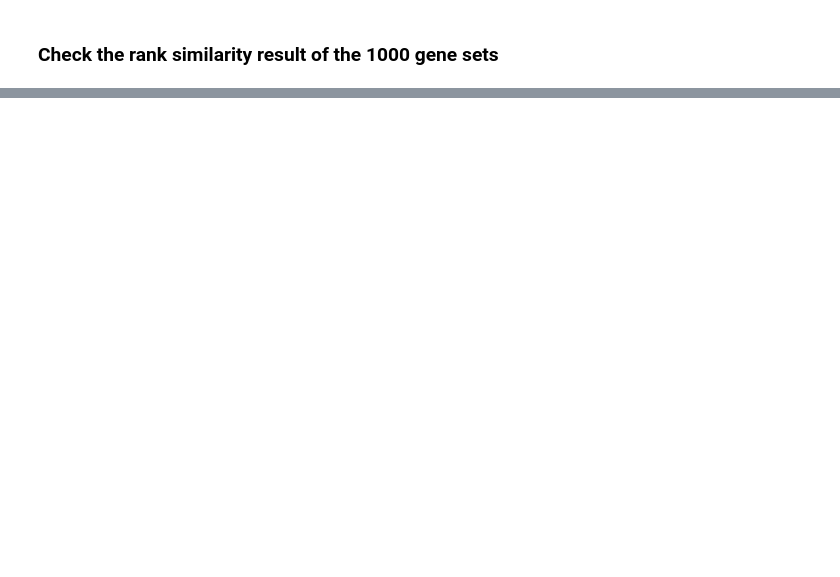
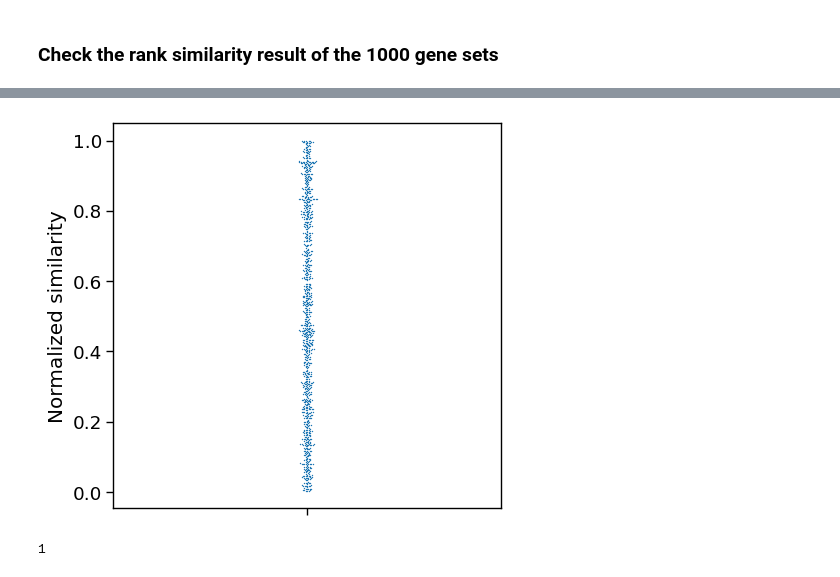
Before and after one commit to idekerlab/llm_evaluation_for_gene_set_interpretation, a Jupyter notebook: 2.[GO set]Rank_LLM_GO_term_pair_sim.ipynb, the cells around one changed output, grey strips where cells are left out. Saved outputs shown, nothing was run; the diff lists cells and outputs as text; code cells hidden in the pictures; blank space fills up the shorter version.

```diff
--- a/2.[GO set]Rank_LLM_GO_term_pair_sim.ipynb
+++ b/2.[GO set]Rank_LLM_GO_term_pair_sim.ipynb
@@ -119,0 +271,20 @@ number of GO terms ranked top 10:  151
+# %%
+#plot distribution of the similarity percentile score for unnamed sets
+import seaborn as sns
+import matplotlib.pyplot as plt
+
+sns.set_context("paper", font_scale=1.5)
+plt.figure(figsize=(5,5))
+sns.swarmplot(y='random_sim_percentile', data=rank_sim_df, size=1)
+plt.xlabel('')
+plt.ylabel('Normalized similarity')
+plt.show()
+# %% [output]
+[figure, added]
+# %%
+# filter out the unnamed sets
+rank_sim_df_filter = rank_sim_df.loc[rank_sim_df['gpt_4_default Name'] != 'System of unrelated proteins']
+# check anything with score ==0
+print(sum(rank_sim_df_filter['gpt_4_default Score'] == 0))
+# %% [output]
+1
```
Also changed, not shown: parts of 18 cells of this notebook, 2 other files.
